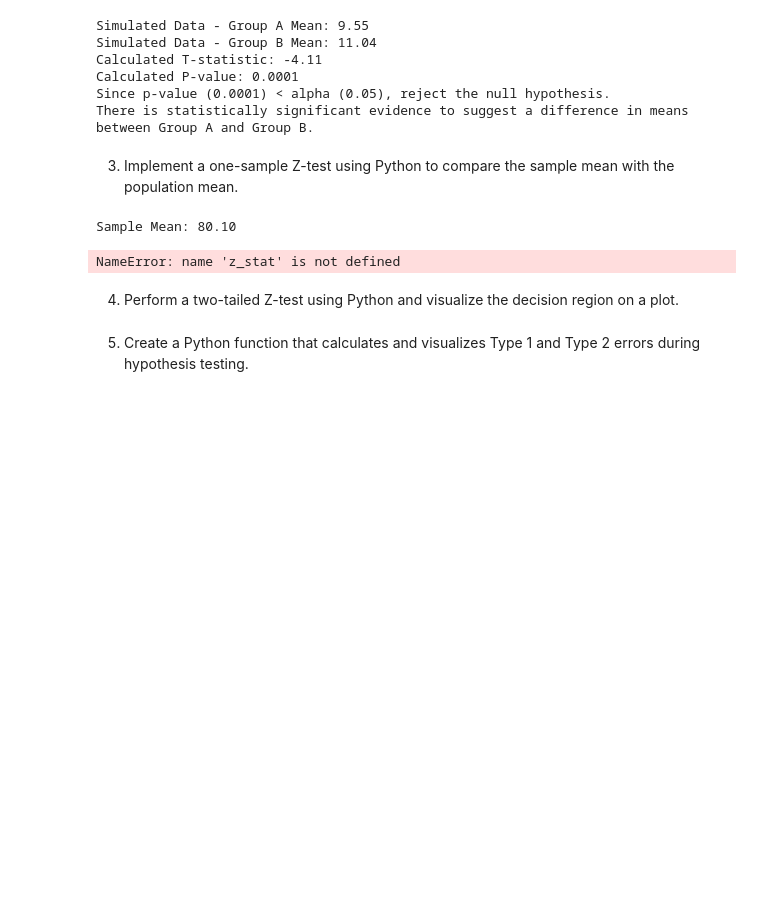
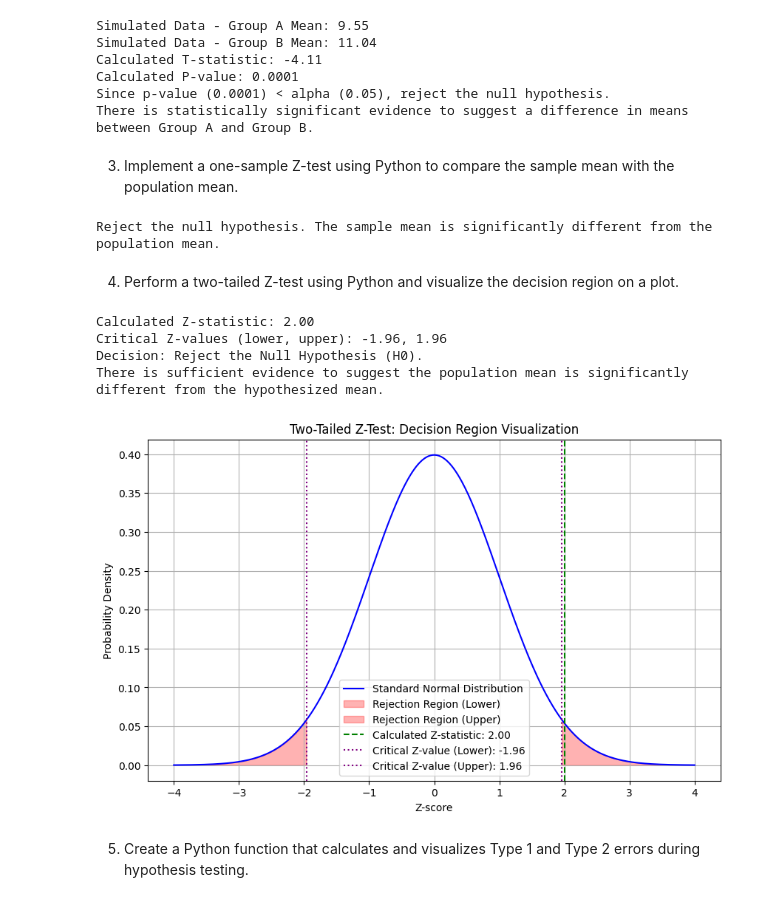
Before and after one commit to rashiagrawal05/Statistics_Assignments, a Jupyter notebook: Stat_adv2.ipynb, the cells around one changed output. Cells and saved outputs as stored; diff of their text form; code cells hidden in the pictures; blank space fills up the shorter version.

Commit message:
statistics assignment 3

```diff
--- a/Stat_adv2.ipynb
+++ b/Stat_adv2.ipynb
@@ -318,17 +325,71 @@ def one_sample_z_test(sample_data, population_mean, population_std_dev, alpha=0.
 # %%
 sample = np.array([78, 82, 75, 85, 80, 79, 81, 83, 77, 84, 76, 80, 82, 79, 81, 78, 83, 77, 80, 82,
                        75, 85, 80, 79, 81, 83, 77, 84, 76, 80, 82, 79, 81, 78, 83, 77, 80, 82, 75, 85])
-pop_mean = 75
-pop_std_dev = 5
-conc = one_sample_z_test(sample, pop_mean, pop_std_dev)
-print(f"Sample Mean: {np.mean(sample):.2f}")
-print(f"Z-statistic: {z_stat:.4f}")
-print(f"P-value: {p_val:.4f}")
-print(f"Conclusion: {conc}")
+p_mean = 90
+p_std = 10
+
+one_sample_z_test(sample,p_mean,p_std)
 # %% [output]
-Sample Mean: 80.10
+Reject the null hypothesis. The sample mean is significantly different from the population mean.
-NameError: name 'z_stat' is not defined
 # %% [markdown]
 4. Perform a two-tailed Z-test using Python and visualize the decision region on a plot.
+# %%
+import numpy as np
+from scipy import stats
+import matplotlib.pyplot as plt
+
+sample_mean = 52
+hypothesized_mu = 50
+population_std = 10
+sample_size = 100
+alpha = 0.05
+
+standard_error = population_std / np.sqrt(sample_size)
+z_statistic = (sample_mean - hypothesized_mu) / standard_error
+
+critical_value_lower = stats.norm.ppf(alpha / 2)
+critical_value_upper = stats.norm.ppf(1 - (alpha / 2))
+
+print(f"Calculated Z-statistic: {z_statistic:.2f}")
+print(f"Critical Z-values (lower, upper): {critical_value_lower:.2f}, {critical_value_upper:.2f}")
+
+if z_statistic < critical_value_lower or z_statistic > critical_value_upper:
+    print("Decision: Reject the Null Hypothesis (H0).")
+    print("There is sufficient evidence to suggest the population mean is significantly different from the hypothesized mean.")
+else:
+    print("Decision: Fail to Reject the Null Hypothesis (H0).")
+    print("There is not enough evidence to suggest the population mean is significantly different from the hypothesized mean.")
+# %% [output]
+Calculated Z-statistic: 2.00
+Critical Z-values (lower, upper): -1.96, 1.96
+Decision: Reject the Null Hypothesis (H0).
+There is sufficient evidence to suggest the population mean is significantly different from the hypothesized mean.
+# %%
+x = np.linspace(-4, 4, 500)
+pdf = stats.norm.pdf(x, 0, 1)
+plt.figure(figsize=(10, 6))
+plt.plot(x, pdf, color='blue', label='Standard Normal Distribution')
+
+x_reject_lower = x[x < critical_value_lower]
+pdf_reject_lower = pdf[x < critical_value_lower]
+plt.fill_between(x_reject_lower, 0, pdf_reject_lower, color='red', alpha=0.3, label='Rejection Region (Lower)')
+
+x_reject_upper = x[x > critical_value_upper]
+pdf_reject_upper = pdf[x > critical_value_upper]
+plt.fill_between(x_reject_upper, 0, pdf_reject_upper, color='red', alpha=0.3, label='Rejection Region (Upper)')
+
+plt.axvline(z_statistic, color='green', linestyle='--', label=f'Calculated Z-statistic: {z_statistic:.2f}')
+
+plt.axvline(critical_value_lower, color='purple', linestyle=':', label=f'Critical Z-value (Lower): {critical_value_lower:.2f}')
+plt.axvline(critical_value_upper, color='purple', linestyle=':', label=f'Critical Z-value (Upper): {critical_value_upper:.2f}')
+
+plt.title('Two-Tailed Z-Test: Decision Region Visualization')
+plt.xlabel('Z-score')
+plt.ylabel('Probability Density')
+plt.legend()
+plt.grid(True)
+plt.show()
+# %% [output]
+[figure, added]
 # %% [markdown]
 5. Create a Python function that calculates and visualizes Type 1 and Type 2 errors during hypothesis testing.
```
Also changed, not shown: parts of 51 cells of this notebook.
